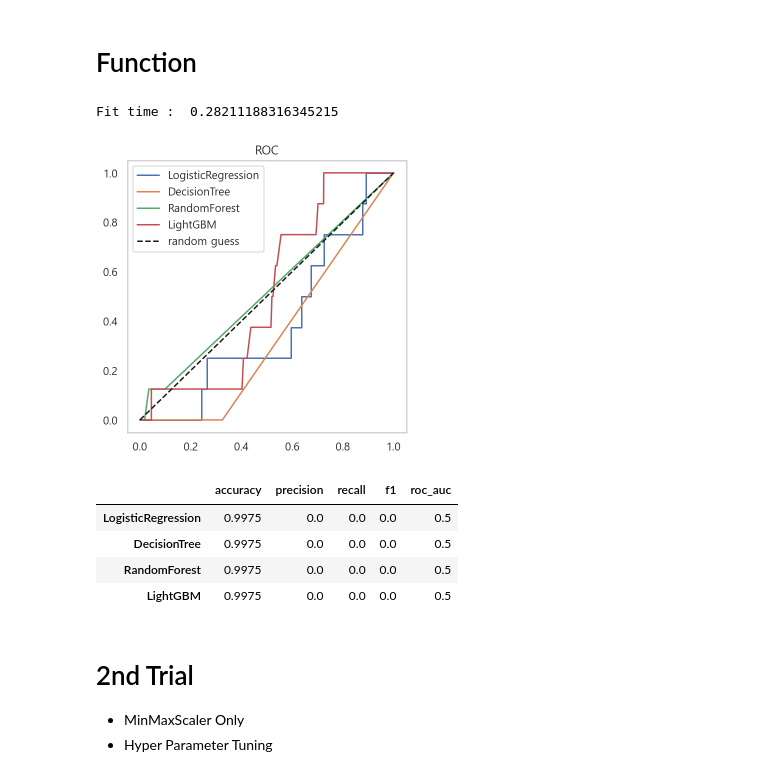
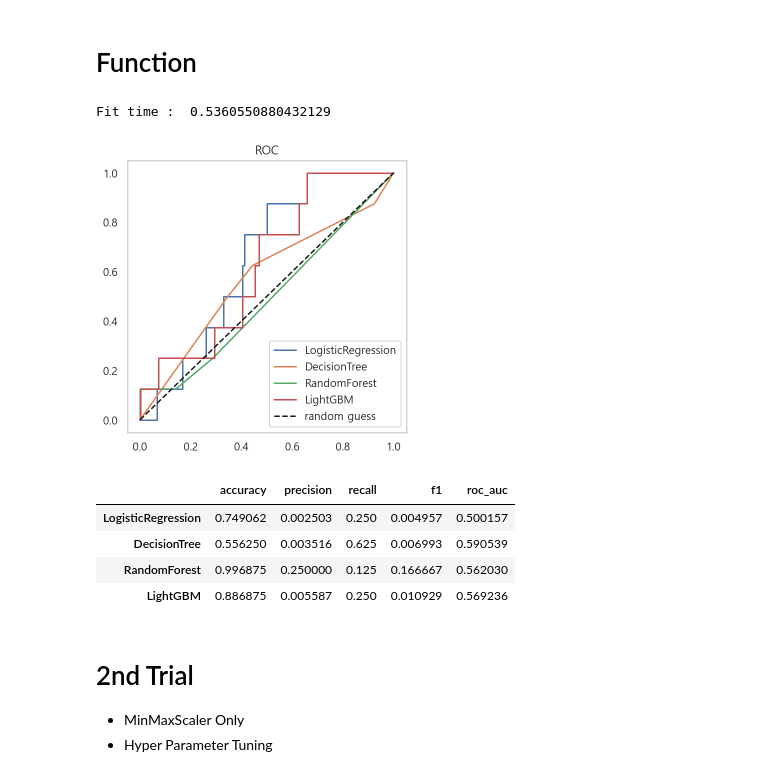
Before and after one commit to Yenabeam/dss_prjt_socar, a Jupyter notebook: 1. workspace/KSJ/socar_fraud.ipynb, the cells around one changed output. Saved outputs shown, nothing was run; the diff lists cells and outputs as text; code cells hidden in the pictures.

```diff
--- a/1. workspace/KSJ/socar_fraud.ipynb
+++ b/1. workspace/KSJ/socar_fraud.ipynb
@@ -315,53 +339,61 @@ from sklearn.linear_model import LogisticRegression
 from sklearn.tree import DecisionTreeClassifier
 from sklearn.ensemble import RandomForestClassifier
 from lightgbm import LGBMClassifier
+from sklearn.model_selection import cross_val_score
+from sklearn.model_selection import GridSearchCV
 
 
-def model_scores(data, scaler, drop_cols=None, oversampling=True):
+def model_scores(data, scaler, drop_cols=None, oversampling=True, random_state=10):
     X = data.drop(['fraud_YN'], axis=1)
     y = data['fraud_YN']
-    X_train, X_test, y_train, y_test = train_test_split(X, y, test_size=0.2, random_state=10, stratify=y)
+    X_train, X_test, y_train, y_test = train_test_split(X, y, test_size=0.2, random_state=random_state, stratify=y)
 
     scaler_obj = scaler
     scaler_obj.fit(X_train[['accident_ratio','repair_cost','insure_cost']])
 
     X_train[['accident_ratio','repair_cost','insure_cost']] = scaler_obj.transform(X_train[['accident_ratio','repair_cost','insure_cost']])
     X_test[['accident_ratio','repair_cost','insure_cost']] = scaler_obj.transform(X_test[['accident_ratio','repair_cost','insure_cost']])
 
     if drop_cols:
         X_train.drop(drop_cols, axis=1, inplace=True)
         X_test.drop(drop_cols, axis=1, inplace=True)
 
     if oversampling:
-        smote = SMOTE(random_state=10)
+        smote = SMOTE(random_state=random_state)
         X_train, y_train = smote.fit_sample(X_train, y_train)
 
-    lg_clf = LogisticRegression(random_state=10)
-    dt_clf = DecisionTreeClassifier(random_state=10, max_depth=2)
-    rf_clf = RandomForestClassifier(random_state=10, n_jobs=-1, n_estimators=50)
-    lgbm_clf = LGBMClassifier(n_estimators=100, num_leaves=4, n_jobs=-1, boost_from_average=False)
+    lg_clf = LogisticRegression(random_state=random_state)
+    dt_clf = DecisionTreeClassifier(random_state=random_state, max_depth=2)
+    rf_clf = RandomForestClassifier(random_state=random_state, n_jobs=-1, n_estimators=50)
+    lgbm_clf = LGBMClassifier(random_state=random_state, num_leaves=4, n_jobs=-1, boost_from_average=False)
 
     models = [lg_clf, dt_clf, rf_clf, lgbm_clf]
     model_names = ['LogisticRegression','DecisionTree', 'RandomForest','LightGBM']
+
+#     params = {'n_estimators' : [600, 200, 400], 'num_leaves' : [4, 8, 16]}
+
+#     gridsearch = GridSearchCV(estimator=lgbm_clf, param_grid=params, cv=5, scoring='recall')
+#     gridsearch.fit(X_train, y_train)
+#     print(gridsearch.best_estimator_)
 
     start_time = time.time()
     results = get_result_pd(models, model_names, X_train, y_train, X_test, y_test)
 
     print('Fit time : ', time.time() - start_time)
 
     draw_roc_curve(models, model_names, X_test, y_test)
 
     return results
 
-model_scores(socar_1, MinMaxScaler(), oversampling=False)
+model_scores(socar_1, StandardScaler())
 # %% [output]
-Fit time :  0.28211188316345215
+Fit time :  0.5360550880432129
-[figure, old version]
+[figure, new version]
 |  | accuracy | precision | recall | f1 | roc_auc |
-| LogisticRegression | 0.9975 | 0.0 | 0.0 | 0.0 | 0.5 |
-| DecisionTree | 0.9975 | 0.0 | 0.0 | 0.0 | 0.5 |
-| RandomForest | 0.9975 | 0.0 | 0.0 | 0.0 | 0.5 |
-| LightGBM | 0.9975 | 0.0 | 0.0 | 0.0 | 0.5 |
+| LogisticRegression | 0.749062 | 0.002503 | 0.250 | 0.004957 | 0.500157 |
+| DecisionTree | 0.556250 | 0.003516 | 0.625 | 0.006993 | 0.590539 |
+| RandomForest | 0.996875 | 0.250000 | 0.125 | 0.166667 | 0.562030 |
+| LightGBM | 0.886875 | 0.005587 | 0.250 | 0.010929 | 0.569236 |
 # %% [markdown]
 # 2nd Trial
 - MinMaxScaler Only
```
Also changed, not shown: parts of 16 cells of this notebook.
